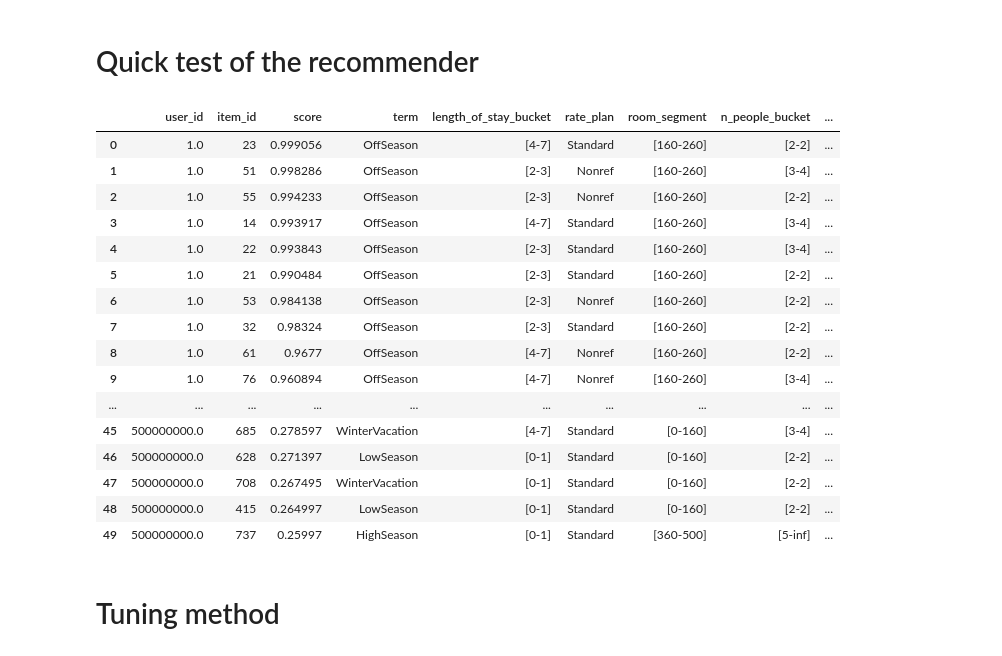
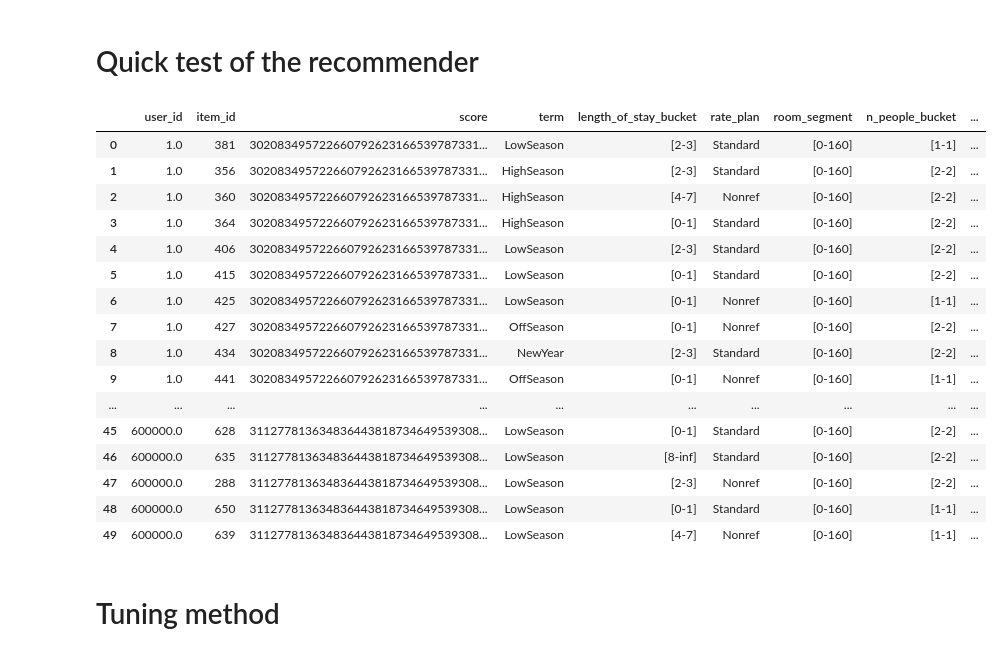
Before and after one commit to e-lawniczak/rsc-project1, a Jupyter notebook: project_1_recommender_and_evaluation.ipynb, the cells around one changed output. Drawn from its saved outputs; the diff is of its cells as text; code cells hidden in the pictures.

```diff
--- a/project_1_recommender_and_evaluation.ipynb
+++ b/project_1_recommender_and_evaluation.ipynb
@@ -147,15 +153,18 @@ You can try turning all item features into one-hot representations. You can use
 
 You are welcome to design your own numerical item features, for instance based on numerical min and max values in buckets used as features.
 # %%
-def prepare_items_df(interactions_df):
+def prepare_items_df2(interactions_df):
     ######################
     # this function returns dataframe with float values based on number of times user intea
     ######################
     items_df = interactions_df.copy()
 
+    #this line is to narrow number of used features
+    items_df = items_df.loc[:,["item_id","term","length_of_stay_bucket","n_people_bucket", "room_segment"]]
+#     items_df = items_df.loc[:,["item_id","term","room_segment"]]
 
     items_df = pd.get_dummies(items_df)
-    items_df = items_df.loc[:,items_df.columns != "user_id"]
+#     items_df = items_df.loc[:,items_df.columns != "user_id"]
     items_df = items_df.groupby(['item_id']).sum()
 
 
@@ -166,6 +175,28 @@ def prepare_items_df(interactions_df):
 
     return items_df, item_features
 
+def prepare_items_df(interactions_df):
+    ######################
+    # this function returns np array of 25 features with 1 if user interacted with item that has said feature
+    ######################
+    items_df = interactions_df.copy()
+
+    #this line is to narrow number of used features
+#     items_df = items_df.loc[:,["item_id","term","length_of_stay_bucket","n_people_bucket", "room_segment"]]
+    items_df = items_df.loc[:,["item_id","term","room_segment"]]
+
+    items_df = pd.get_dummies(items_df)
+#     items_df = items_df.loc[:,items_df.columns != "user_id"]
+    items_df = items_df.groupby('item_id').agg('max')
+
+
+    items_df = items_df.add_prefix('item_')
+    items_df = items_df.rename_axis(None, axis=1).fillna(0).reset_index()
+    item_features = items_df.loc[:,items_df.columns != "item_id"].columns.to_list()
+
+    return items_df, item_features
+
+
 
 items_df, item_features = prepare_items_df(interactions_df)
 
@@ -499,33 +529,36 @@ class XGBoostCBUIRecommender(ContentBasedUserItemRecommender):
 items_df = interactions_df.loc[:, ['item_id'] + base_item_features].drop_duplicates()
 # %%
 # Fit method
-cb_user_item_recommender = RandomForestCBUIRecommender()
+# cb_user_item_recommender = RandomForestCBUIRecommender()
+# cb_user_item_recommender = LinearRegressionCBUIRecommender()
+# cb_user_item_recommender = SVRCBUIRecommender()
+cb_user_item_recommender = XGBoostCBUIRecommender()
 cb_user_item_recommender.fit(interactions_df, None, None)
 # %%
 # Recommender method
 
-recommendations = cb_user_item_recommender.recommend(pd.DataFrame([[1], [2], [3], [4], [500000000]], columns=['user_id']), interactions_df, 10)
+recommendations = cb_user_item_recommender.recommend(pd.DataFrame([[1], [2], [3], [4], [600000]], columns=['user_id']), interactions_df, 10)
 
 recommendations = pd.merge(recommendations, items_df, on='item_id', how='left')
 display(recommendations)
 # %% [output]
 |  | user_id | item_id | score | term | length_of_stay_bucket | rate_plan | room_segment | n_people_bucket | ... |
-| 0 | 1.0 | 23 | 0.999056 | OffSeason | [4-7] | Standard | [160-260] | [2-2] | ... |
-| 1 | 1.0 | 51 | 0.998286 | OffSeason | [2-3] | Nonref | [160-260] | [3-4] | ... |
-| 2 | 1.0 | 55 | 0.994233 | OffSeason | [2-3] | Nonref | [160-260] | [2-2] | ... |
-| 3 | 1.0 | 14 | 0.993917 | OffSeason | [4-7] | Standard | [160-260] | [3-4] | ... |
-| 4 | 1.0 | 22 | 0.993843 | OffSeason | [2-3] | Standard | [160-260] | [3-4] | ... |
-| 5 | 1.0 | 21 | 0.990484 | OffSeason | [2-3] | Standard | [160-260] | [2-2] | ... |
-| 6 | 1.0 | 53 | 0.984138 | OffSeason | [2-3] | Nonref | [160-260] | [2-2] | ... |
-| 7 | 1.0 | 32 | 0.98324 | OffSeason | [2-3] | Standard | [160-260] | [2-2] | ... |
-| 8 | 1.0 | 61 | 0.9677 | OffSeason | [4-7] | Nonref | [160-260] | [2-2] | ... |
-| 9 | 1.0 | 76 | 0.960894 | OffSeason | [4-7] | Nonref | [160-260] | [3-4] | ... |
+| 0 | 1.0 | 381 | 302083495722660792623166539787331... | LowSeason | [2-3] | Standard | [0-160] | [1-1] | ... |
+| 1 | 1.0 | 356 | 302083495722660792623166539787331... | HighSeason | [2-3] | Standard | [0-160] | [2-2] | ... |
+| 2 | 1.0 | 360 | 302083495722660792623166539787331... | HighSeason | [4-7] | Nonref | [0-160] | [2-2] | ... |
+| 3 | 1.0 | 364 | 302083495722660792623166539787331... | HighSeason | [0-1] | Standard | [0-160] | [2-2] | ... |
+| 4 | 1.0 | 406 | 302083495722660792623166539787331... | LowSeason | [2-3] | Standard | [0-160] | [2-2] | ... |
+| 5 | 1.0 | 415 | 302083495722660792623166539787331... | LowSeason | [0-1] | Standard | [0-160] | [2-2] | ... |
+| 6 | 1.0 | 425 | 302083495722660792623166539787331... | LowSeason | [0-1] | Nonref | [0-160] | [1-1] | ... |
+| 7 | 1.0 | 427 | 302083495722660792623166539787331... | OffSeason | [0-1] | Nonref | [0-160] | [2-2] | ... |
+| 8 | 1.0 | 434 | 302083495722660792623166539787331... | NewYear | [2-3] | Standard | [0-160] | [2-2] | ... |
+| 9 | 1.0 | 441 | 302083495722660792623166539787331... | OffSeason | [0-1] | Nonref | [0-160] | [1-1] | ... |
 | ... | ... | ... | ... | ... | ... | ... | ... | ... | ... |
-| 45 | 500000000.0 | 685 | 0.278597 | WinterVacation | [4-7] | Standard | [0-160] | [3-4] | ... |
-| 46 | 500000000.0 | 628 | 0.271397 | LowSeason | [0-1] | Standard | [0-160] | [2-2] | ... |
-| 47 | 500000000.0 | 708 | 0.267495 | WinterVacation | [0-1] | Standard | [0-160] | [2-2] | ... |
-| 48 | 500000000.0 | 415 | 0.264997 | LowSeason | [0-1] | Standard | [0-160] | [2-2] | ... |
-| 49 | 500000000.0 | 737 | 0.25997 | HighSeason | [0-1] | Standard | [360-500] | [5-inf] | ... |
+| 45 | 600000.0 | 628 | 311277813634836443818734649539308... | LowSeason | [0-1] | Standard | [0-160] | [2-2] | ... |
+| 46 | 600000.0 | 635 | 311277813634836443818734649539308... | LowSeason | [8-inf] | Standard | [0-160] | [2-2] | ... |
+| 47 | 600000.0 | 288 | 311277813634836443818734649539308... | LowSeason | [2-3] | Nonref | [0-160] | [2-2] | ... |
+| 48 | 600000.0 | 650 | 311277813634836443818734649539308... | LowSeason | [0-1] | Standard | [0-160] | [1-1] | ... |
+| 49 | 600000.0 | 639 | 311277813634836443818734649539308... | LowSeason | [4-7] | Nonref | [0-160] | [1-1] | ... |
 # %% [markdown]
 # Tuning method
 # %%
```
Also changed, not shown: parts of 3 cells of this notebook.
